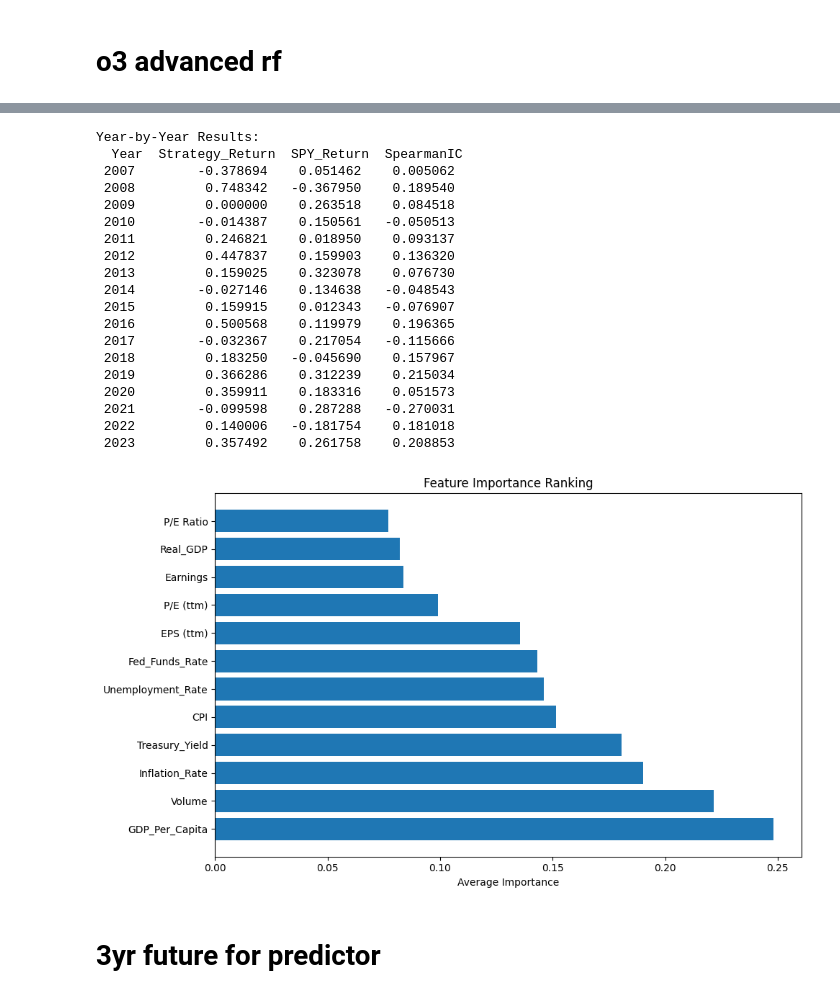
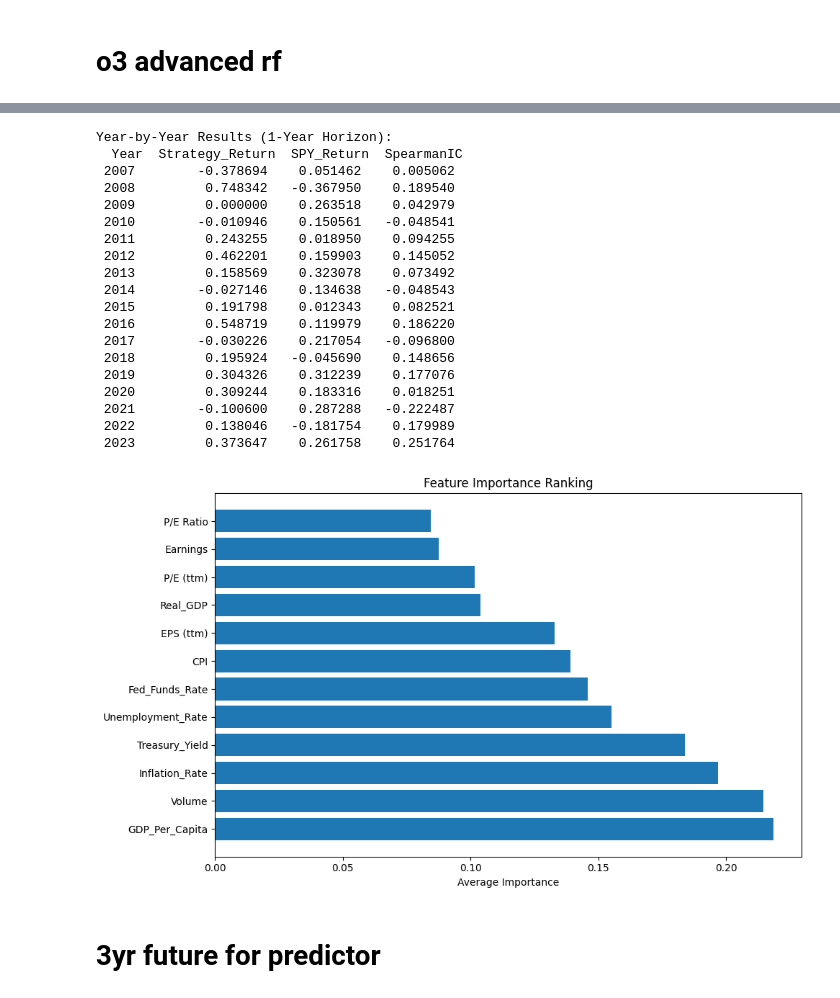
Before and after one commit to Dmeisterr/stock-program, a Jupyter notebook: src/DataAnalysis.ipynb, the cells around one changed output, grey strips where cells are left out. Saved outputs shown, nothing was run; the diff lists cells and outputs as text; code cells hidden in the pictures.

```diff
--- a/src/DataAnalysis.ipynb
+++ b/src/DataAnalysis.ipynb
@@ -3878,7 +3878,7 @@ def tune_model(pipe: Pipeline, X: pd.DataFrame, y: pd.Series) -> Pipeline:
     search = RandomizedSearchCV(
         pipe,
         param_distributions=param_dist,
-        n_iter=20,
+        n_iter=50,
         cv=tscv,
         scoring="r2",
         random_state=0,
@@ -4045,7 +4045,7 @@ def main() -> None:
     performance_metrics(backtest_df, feature_importances)
 
     # Show final table
-    print("\nYear‑by‑Year Results:\n", backtest_df.to_string(index=False))
+    print(f"\nYear‑by‑Year Results ({HORIZON_YEARS}-Year Horizon):\n", backtest_df.to_string(index=False))
 
 
 if __name__ == "__main__":
@@ -4071,23 +4071,23 @@ if __name__ == "__main__":
-Year‑by‑Year Results:
+Year‑by‑Year Results (1-Year Horizon):
   Year  Strategy_Return  SPY_Return  SpearmanIC
  2007        -0.378694    0.051462    0.005062
  2008         0.748342   -0.367950    0.189540
- 2009         0.000000    0.263518    0.084518
- 2010        -0.014387    0.150561   -0.050513
- 2011         0.246821    0.018950    0.093137
- 2012         0.447837    0.159903    0.136320
- 2013         0.159025    0.323078    0.076730
+ 2009         0.000000    0.263518    0.042979
+ 2010        -0.010946    0.150561   -0.048541
+ 2011         0.243255    0.018950    0.094255
+ 2012         0.462201    0.159903    0.145052
+ 2013         0.158569    0.323078    0.073492
  2014        -0.027146    0.134638   -0.048543
- 2015         0.159915    0.012343   -0.076907
- 2016         0.500568    0.119979    0.196365
- 2017        -0.032367    0.217054   -0.115666
- 2018         0.183250   -0.045690    0.157967
- 2019         0.366286    0.312239    0.215034
- 2020         0.359911    0.183316    0.051573
- 2021        -0.099598    0.287288   -0.270031
- 2022         0.140006   -0.181754    0.181018
- 2023         0.357492    0.261758    0.208853
+ 2015         0.191798    0.012343    0.082521
+ 2016         0.548719    0.119979    0.186220
+ 2017        -0.030226    0.217054   -0.096800
+ 2018         0.195924   -0.045690    0.148656
+ 2019         0.304326    0.312239    0.177076
+ 2020         0.309244    0.183316    0.018251
+ 2021        -0.100600    0.287288   -0.222487
+ 2022         0.138046   -0.181754    0.179989
+ 2023         0.373647    0.261758    0.251764
-[figure, old version]
+[figure, new version]
 # %% [markdown]
 # 3yr future for predictor
 # %%
```
Also changed, not shown: parts of 3 cells of this notebook, 1 other file.
